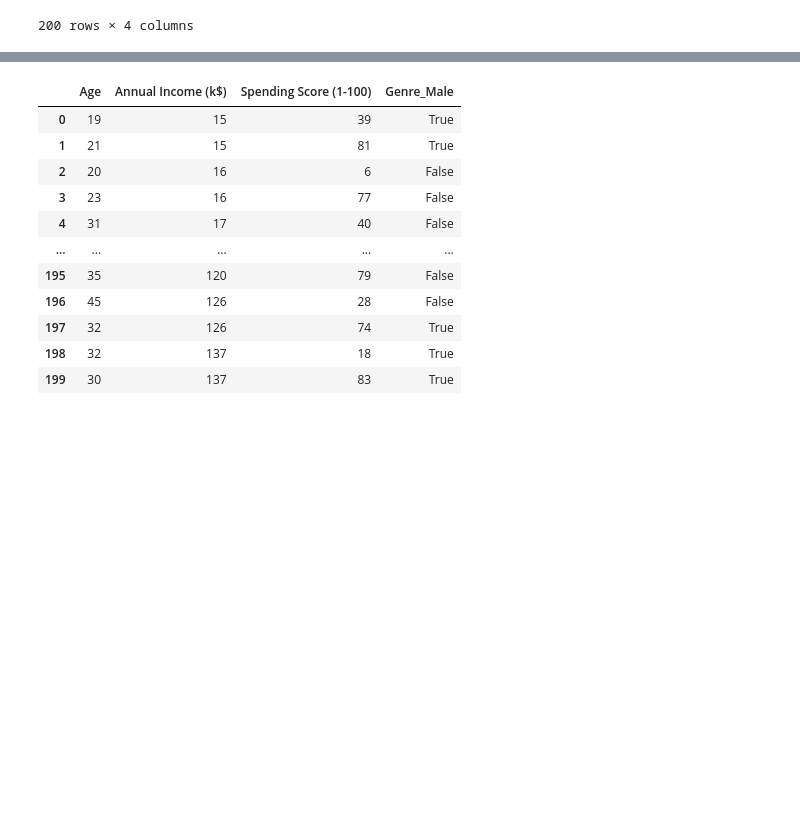
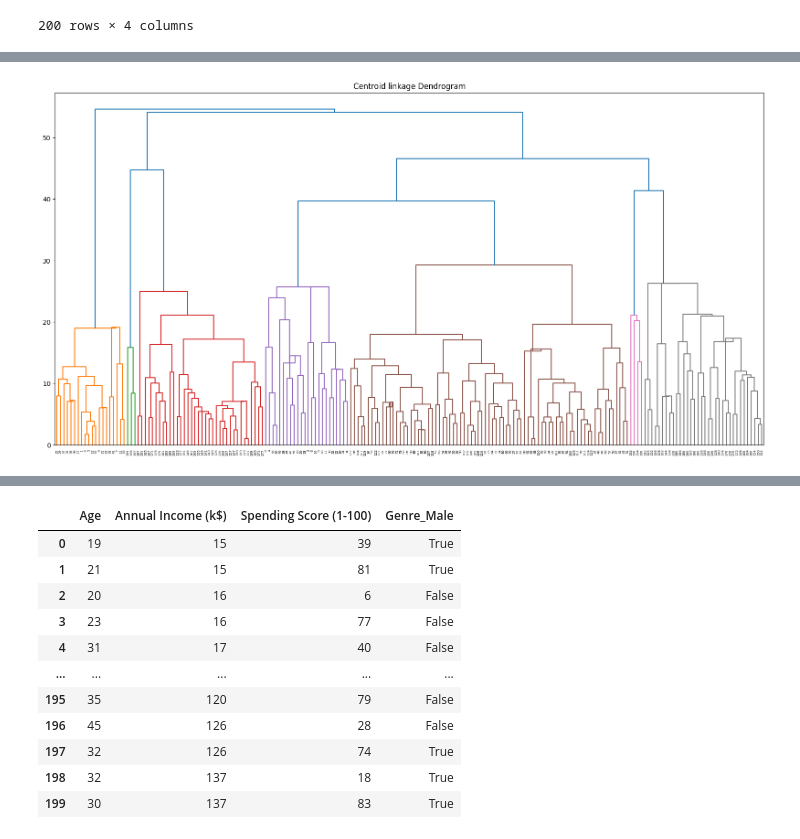
Before and after one commit to haram4th/fintech_pm_data_science, a Jupyter notebook: 06machine_learning/10군집분석_계층적군집_비계층적군집.ipynb, the cells around one changed output, grey strips where cells are left out. Cells and saved outputs as stored; diff of their text form; code cells hidden in the pictures; blank space fills up the shorter version.

```diff
--- a/06machine_learning/10군집분석_계층적군집_비계층적군집.ipynb
+++ b/06machine_learning/10군집분석_계층적군집_비계층적군집.ipynb
@@ -134,6 +140,8 @@ data
 # %%
-# plt.figure(figsize=(20,10))
-# plt.title("Centroid linkage Dendrogram")
-# dend = shc.dendrogram(shc.linkage(data, method='centroid'))
-# plt.show()
+plt.figure(figsize=(20,10))
+plt.title("Centroid linkage Dendrogram")
+dend = shc.dendrogram(shc.linkage(data, method='centroid'))
+plt.show()
+# %% [output]
+[figure, added]
 # %%
```
Also changed, not shown: parts of 11 cells of this notebook, 1 other file.
